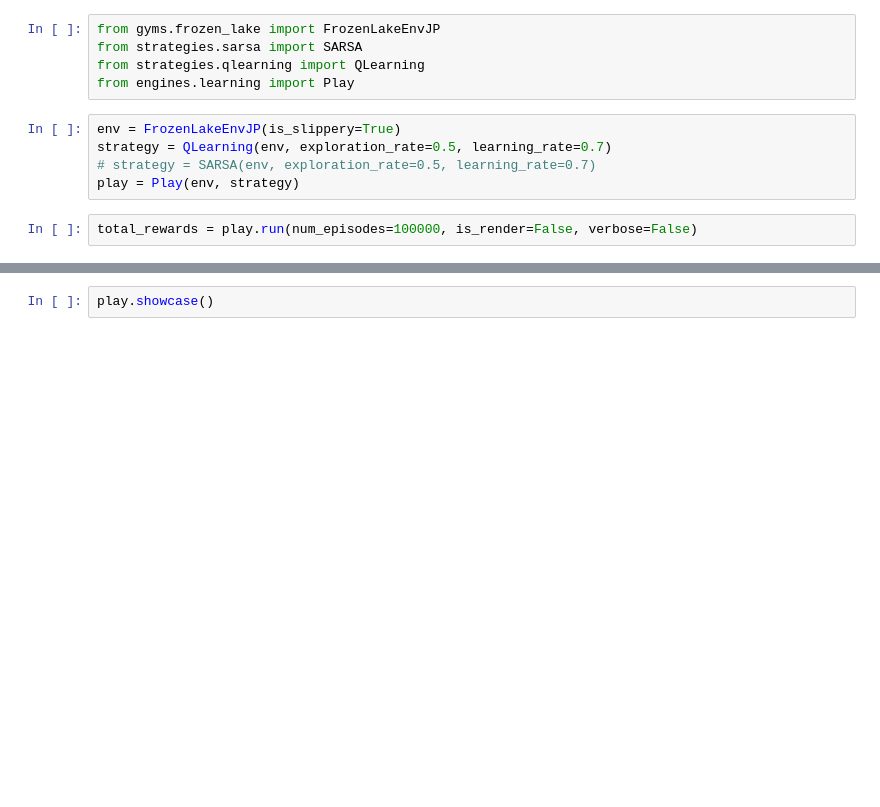
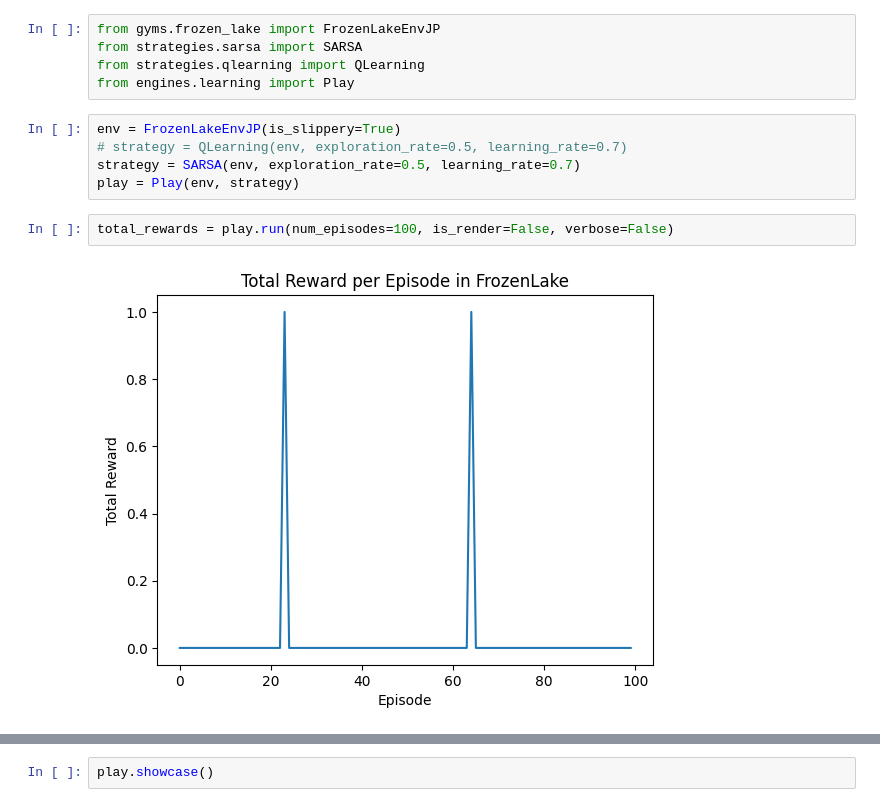
Before and after one commit to Apollo1840/Reinforcement-Learning-Tech, a Jupyter notebook: SARSA_simple.ipynb, the cells around one changed output, grey strips where cells are left out. Saved outputs shown, nothing was run; the diff lists cells and outputs as text; blank space fills up the shorter version.

```diff
--- a/SARSA_simple.ipynb
+++ b/SARSA_simple.ipynb
@@ -5,11 +5,13 @@ from strategies.qlearning import QLearning
 from engines.learning import Play
 # %%
 env = FrozenLakeEnvJP(is_slippery=True)
-strategy = QLearning(env, exploration_rate=0.5, learning_rate=0.7)
-# strategy = SARSA(env, exploration_rate=0.5, learning_rate=0.7)
+# strategy = QLearning(env, exploration_rate=0.5, learning_rate=0.7)
+strategy = SARSA(env, exploration_rate=0.5, learning_rate=0.7)
 play = Play(env, strategy)
 # %%
-total_rewards = play.run(num_episodes=100000, is_render=False, verbose=False)
+total_rewards = play.run(num_episodes=100, is_render=False, verbose=False)
+# %% [output]
+[figure, added]
 # %%
 print(strategy.exploration_rate)
 print(strategy.state_action_matrix)
```
Also changed, not shown: parts of 7 cells of this notebook, 5 other files.
